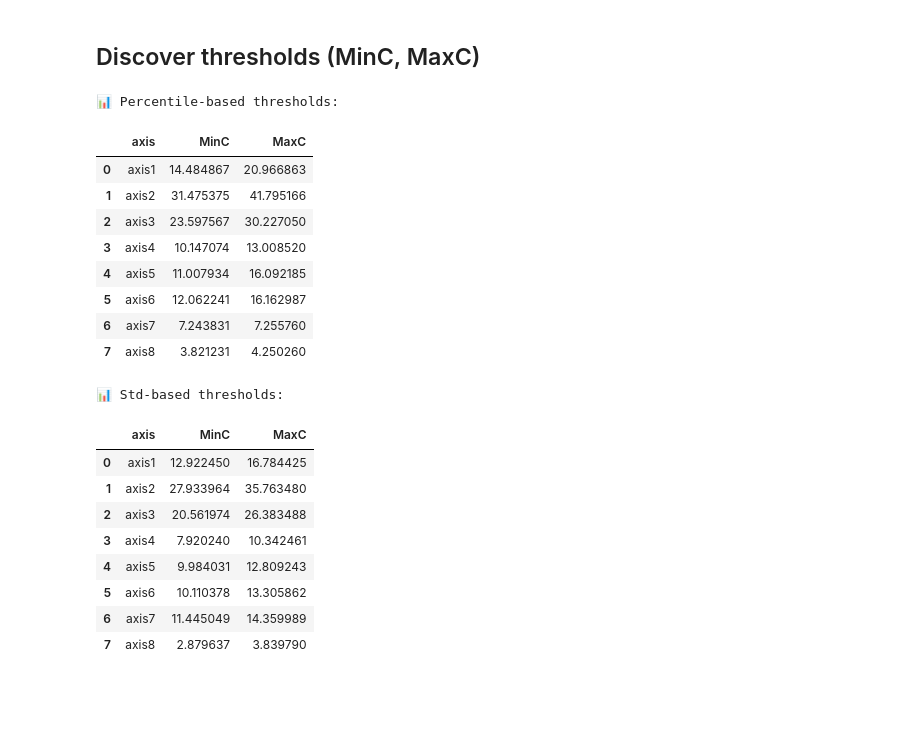
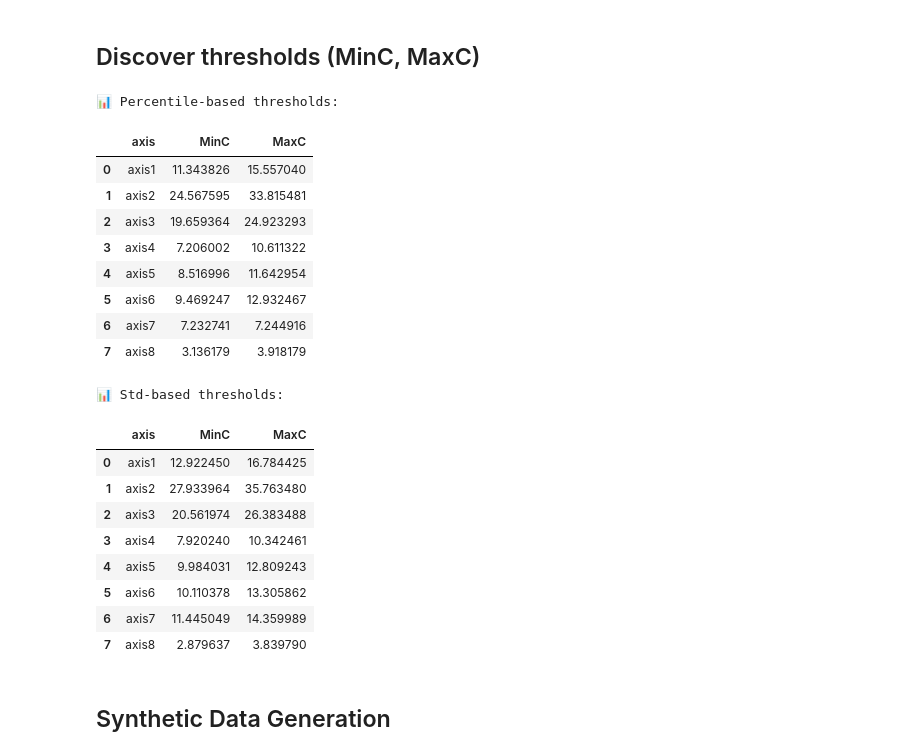
Before and after one commit to AiswaryaSukumar/CSCN8010_Assignment1, a Jupyter notebook: Streaming_Regression.ipynb, the cells around one changed output. Cells and saved outputs as stored; diff of their text form; code cells hidden in the pictures; blank space fills up the shorter version.

```diff
--- a/Streaming_Regression.ipynb
+++ b/Streaming_Regression.ipynb
@@ -241,42 +241,42 @@ def discover_thresholds(residuals_dict, method="percentile",
             MaxC = mu + k_max * sigma
         else:
             raise ValueError("method must be 'percentile' or 'std'")
 
         minc_by_axis[axis] = MinC
         maxc_by_axis[axis] = MaxC
         rows.append({"axis": axis, "MinC": MinC, "MaxC": MaxC})
 
     return pd.DataFrame(rows), minc_by_axis, maxc_by_axis
 
 # --- Calculate thresholds both ways ---
 thr_table_pct, MinC_pct, MaxC_pct = discover_thresholds(
-    residuals_dict, method="percentile", minc_q=97.5, maxc_q=99.5
+    residuals_dict, method="percentile", minc_q=95, maxc_q=98
 )
 
 thr_table_std, MinC_std, MaxC_std = discover_thresholds(
     residuals_dict, method="std", k_min=2.5, k_max=3.5
 )
 
 print("📊 Percentile-based thresholds:")
 display(thr_table_pct)
 
 print("📊 Std-based thresholds:")
 display(thr_table_std)
 
 # Save for later / README
 thr_table_pct.to_csv(DATA_DIR / "thresholds_percentile.csv", index=False)
 thr_table_std.to_csv(DATA_DIR / "thresholds_std.csv", index=False)
 # %% [output]
 📊 Percentile-based thresholds:
 |  | axis | MinC | MaxC |
-| 0 | axis1 | 14.484867 | 20.966863 |
-| 1 | axis2 | 31.475375 | 41.795166 |
-| 2 | axis3 | 23.597567 | 30.227050 |
-| 3 | axis4 | 10.147074 | 13.008520 |
-| 4 | axis5 | 11.007934 | 16.092185 |
-| 5 | axis6 | 12.062241 | 16.162987 |
-| 6 | axis7 | 7.243831 | 7.255760 |
-| 7 | axis8 | 3.821231 | 4.250260 |
+| 0 | axis1 | 11.343826 | 15.557040 |
+| 1 | axis2 | 24.567595 | 33.815481 |
+| 2 | axis3 | 19.659364 | 24.923293 |
+| 3 | axis4 | 7.206002 | 10.611322 |
+| 4 | axis5 | 8.516996 | 11.642954 |
+| 5 | axis6 | 9.469247 | 12.932467 |
+| 6 | axis7 | 7.232741 | 7.244916 |
+| 7 | axis8 | 3.136179 | 3.918179 |
 📊 Std-based thresholds:
 |  | axis | MinC | MaxC |
 | 0 | axis1 | 12.922450 | 16.784425 |
@@ -287,3 +287,5 @@ thr_table_std.to_csv(DATA_DIR / "thresholds_std.csv", index=False)
 | 5 | axis6 | 10.110378 | 13.305862 |
 | 6 | axis7 | 11.445049 | 14.359989 |
 | 7 | axis8 | 2.879637 | 3.839790 |
+# %% [markdown]
+## Synthetic Data Generation
```
Also changed, not shown: parts of 6 cells of this notebook, 1 other file.
